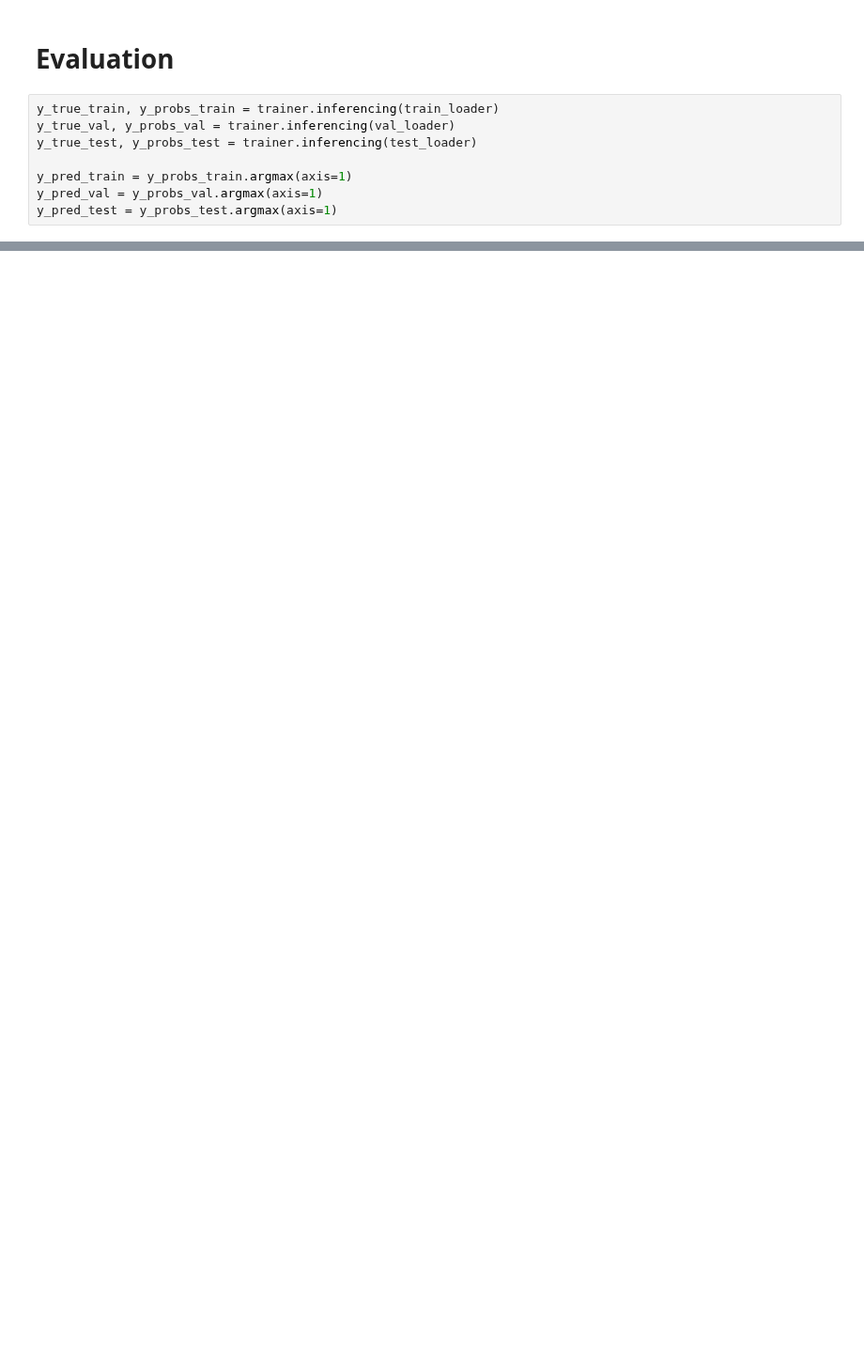
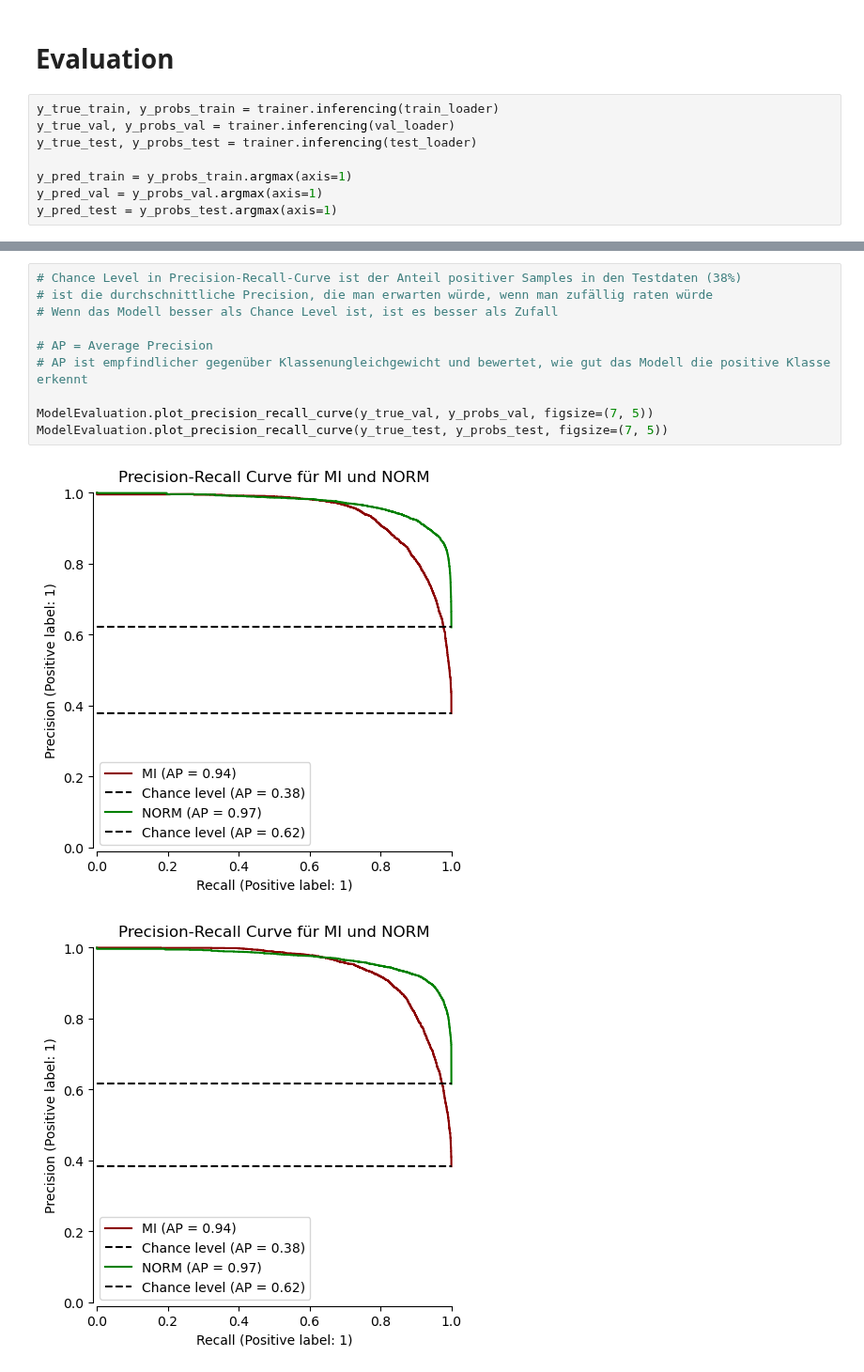
Before and after one commit to AliceKitchkin/ECG_xAI, a Jupyter notebook: notebooks/02_model_training.ipynb, the cells around one changed output, grey strips where cells are left out. Shown at 94% size. Saved outputs shown, nothing was run; the diff lists cells and outputs as text; blank space fills up the shorter version.

```diff
--- a/notebooks/02_model_training.ipynb
+++ b/notebooks/02_model_training.ipynb
@@ -515,0 +503,13 @@ plt.show()
+# %%
+# Chance Level in Precision-Recall-Curve ist der Anteil positiver Samples in den Testdaten (38%)
+# ist die durchschnittliche Precision, die man erwarten würde, wenn man zufällig raten würde
+# Wenn das Modell besser als Chance Level ist, ist es besser als Zufall
+
+# AP = Average Precision
+# AP ist empfindlicher gegenüber Klassenungleichgewicht und bewertet, wie gut das Modell die positive Klasse erkennt
+
+ModelEvaluation.plot_precision_recall_curve(y_true_val, y_probs_val, figsize=(7, 5))
+ModelEvaluation.plot_precision_recall_curve(y_true_test, y_probs_test, figsize=(7, 5))
+# %% [output]
+[figure, added]
+[figure, added]
```
Also changed, not shown: parts of 17 cells of this notebook, 1 other file.
